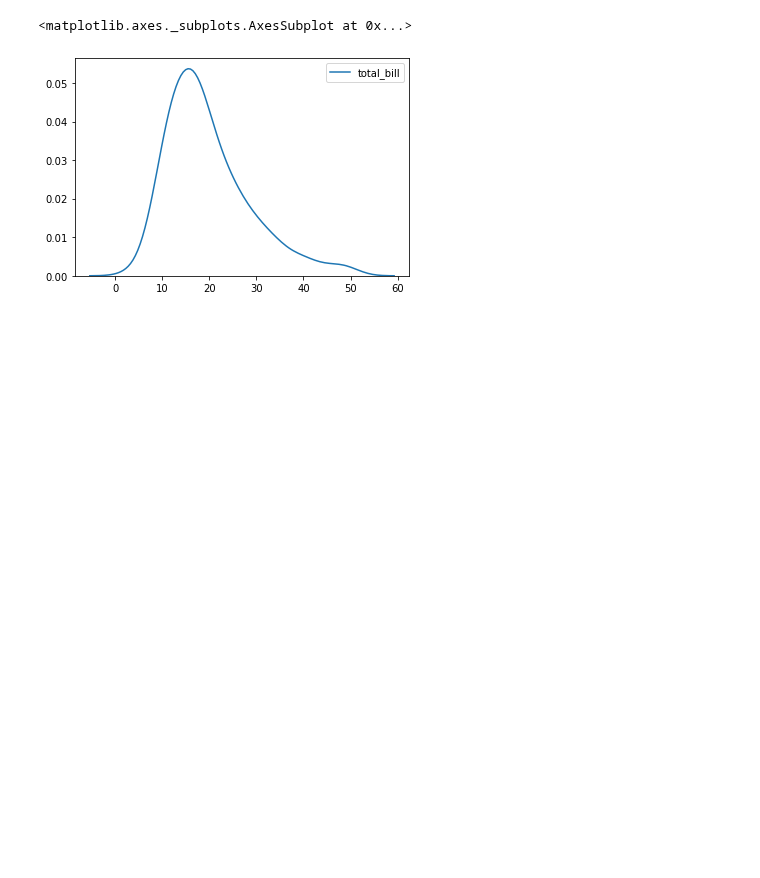
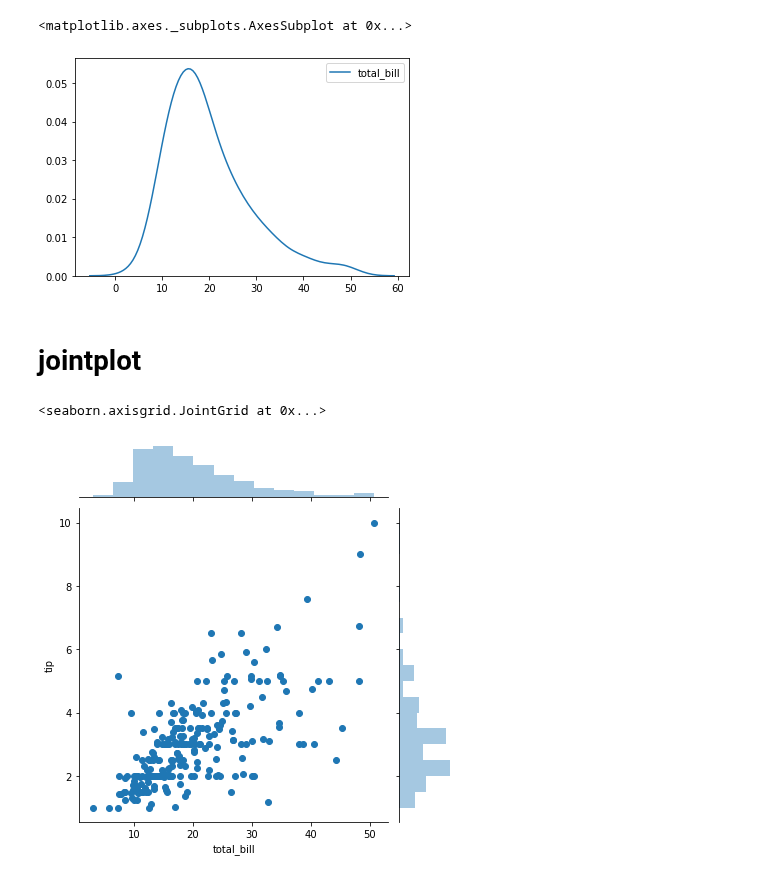
Before and after one commit to aryangulati/Python_Code, a Jupyter notebook: 2.)PYTHON_BASICS/PYTHON Seaborn/Seaborn.ipynb, the cells around one changed output. Saved outputs shown, nothing was run; the diff lists cells and outputs as text; code cells hidden in the pictures; blank space fills up the shorter version.

```diff
--- a/2.)PYTHON_BASICS/PYTHON Seaborn/Seaborn.ipynb
+++ b/2.)PYTHON_BASICS/PYTHON Seaborn/Seaborn.ipynb
@@ -189,3 +189,17 @@ sns.kdeplot(tips['total_bill'])
 # %%
 #you can draw an insight that most of your total bill is around 10-20
 # less than 5% have total_bill of 40 to 50
+# %% [markdown]
+# jointplot
+# %%
+#if you want to compare 2 varaible or feature
+#both variable on rows and column
+
+
+sns.jointplot(x="total_bill",y="tip" ,data =tips)
+#its used to draw some relation between two things
+#also this trend is positive
+#both the distribution we get from dist graph we get it here !!
+# %% [output]
+<seaborn.axisgrid.JointGrid at 0x...>
+[figure, added]
```
Also changed, not shown: parts of 24 cells of this notebook.
